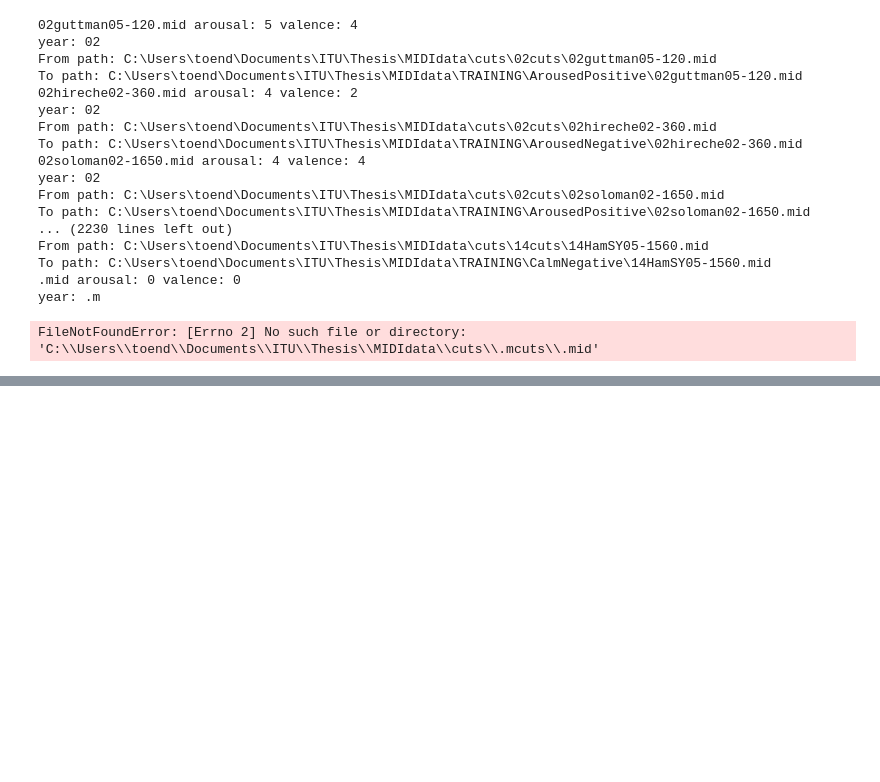
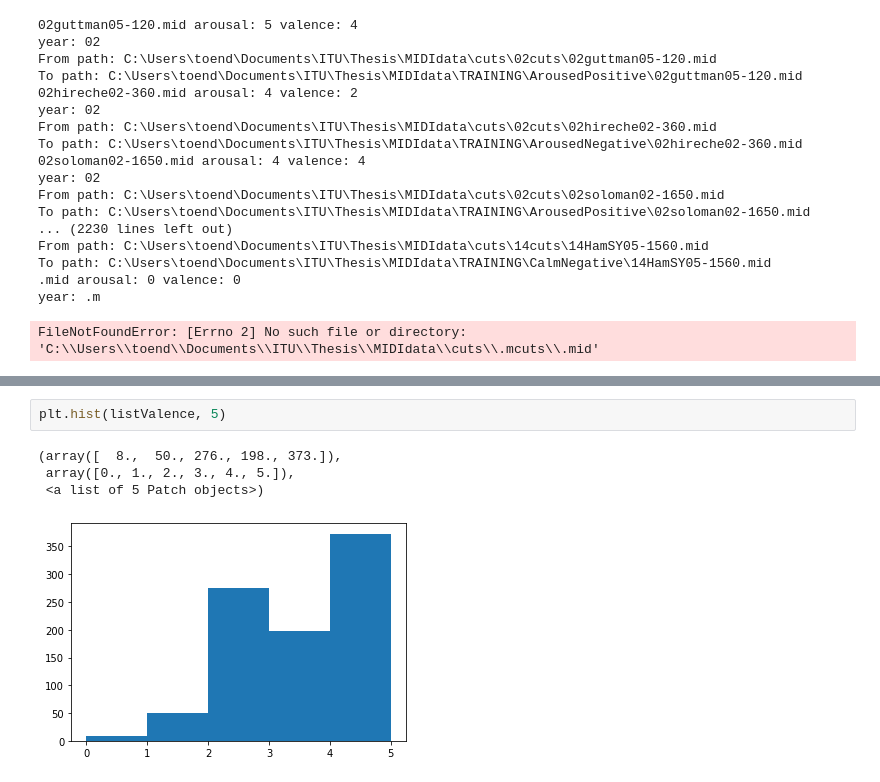
Before and after one commit to AndreasToender/MusicTaggingCode, a Jupyter notebook: Utils/DatabaseHandler.ipynb, the cells around one changed output, grey strips where cells are left out. Drawn from its saved outputs; the diff is of its cells as text; blank space fills up the shorter version.

```diff
--- a/Utils/DatabaseHandler.ipynb
+++ b/Utils/DatabaseHandler.ipynb
@@ -89,0 +158,7 @@ FileNotFoundError: [Errno 2] No such file or directory: 'C:\\Users\\toend\\Docum
+# %%
+plt.hist(listValence, 5)
+# %% [output]
+(array([  8.,  50., 276., 198., 373.]),
+ array([0., 1., 2., 3., 4., 5.]),
+ <a list of 5 Patch objects>)
+[figure, added]
```
Also changed, not shown: parts of 9 cells of this notebook, 26 other files.
